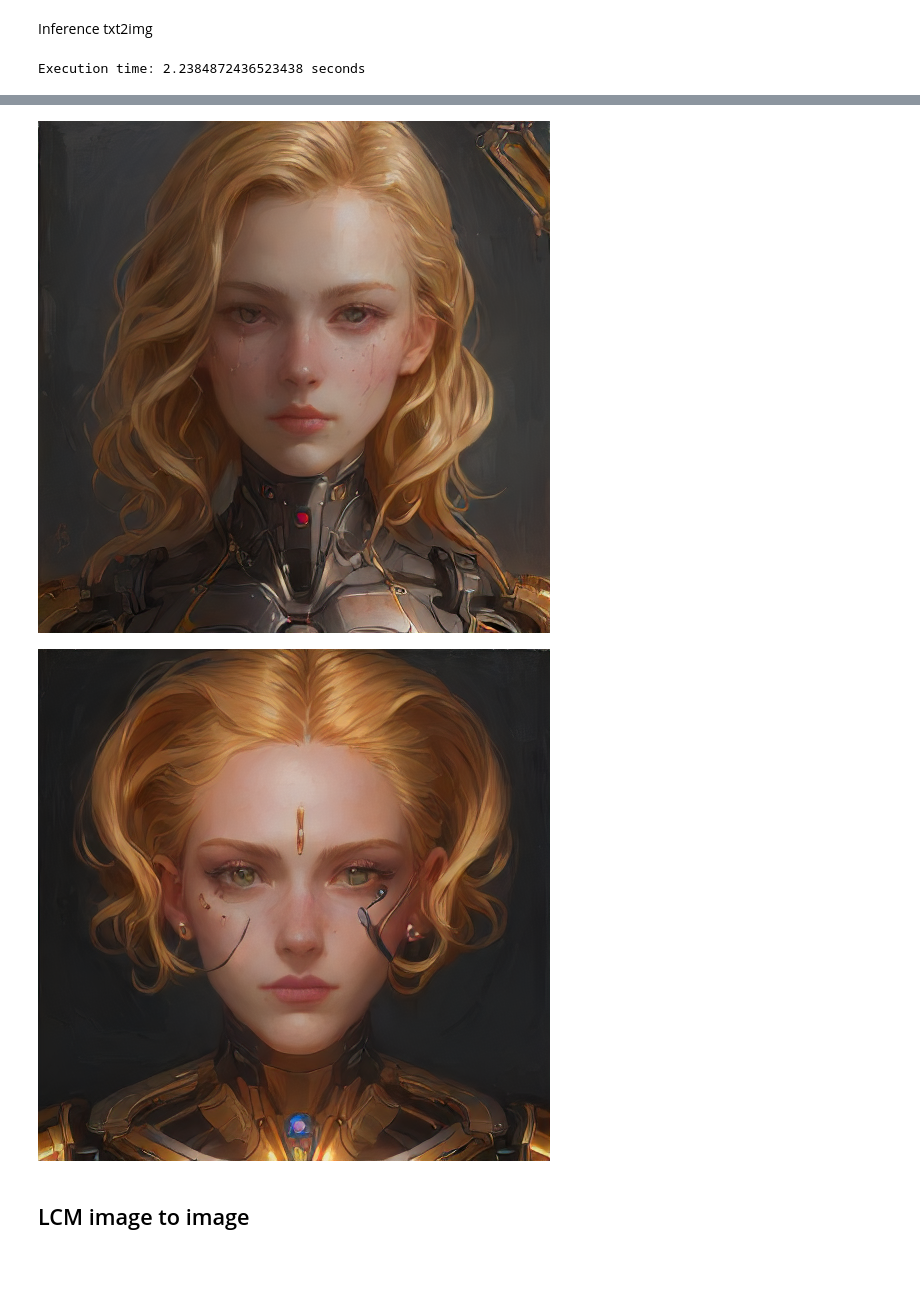
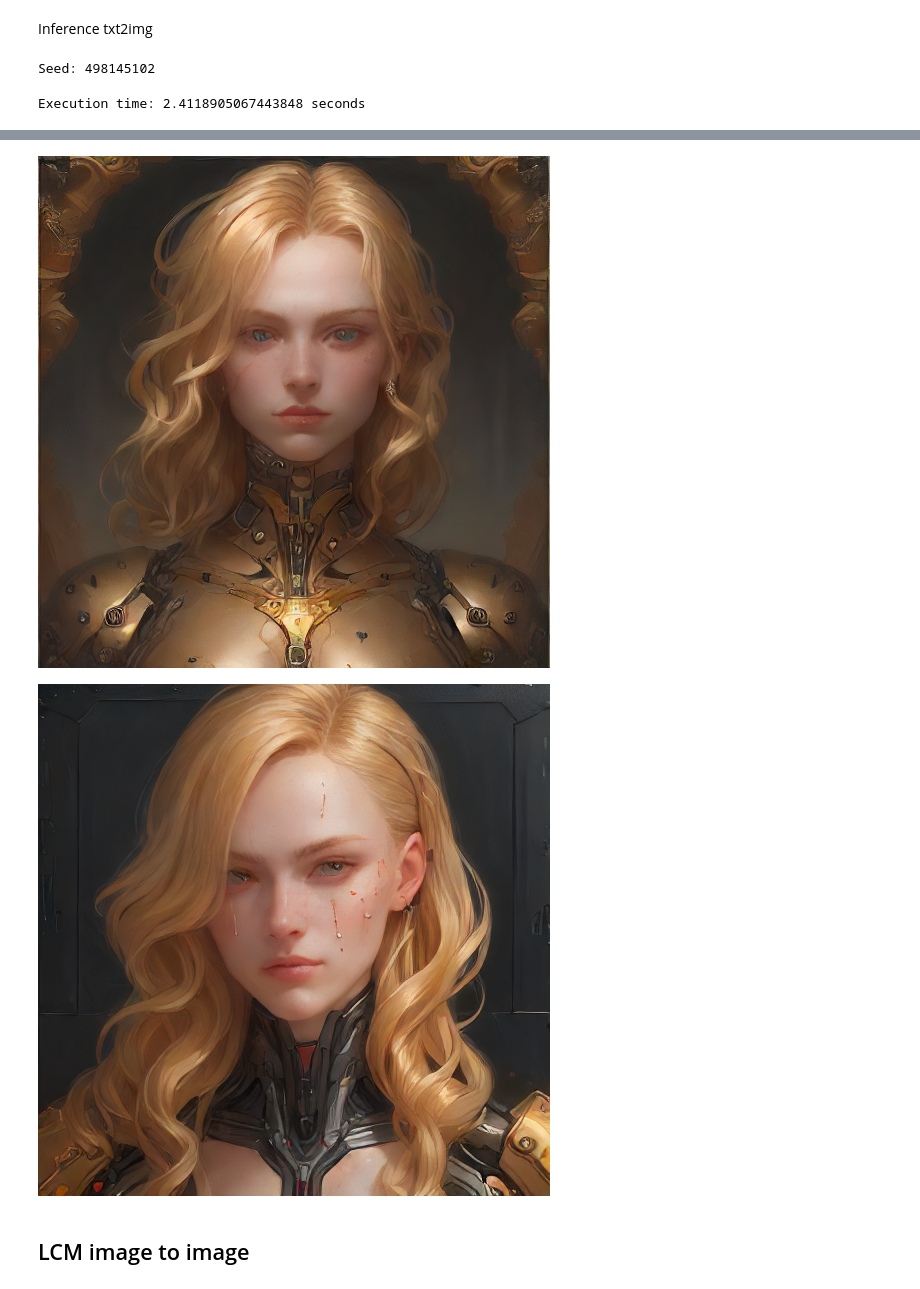
Before and after one commit to R3gm/InsightSolver-Colab, a Jupyter notebook: Latent_Consistency_Models.ipynb, the cells around one changed output, grey strips where cells are left out. Drawn from its saved outputs; the diff is of its cells as text; code cells hidden in the pictures.

```diff
--- a/Latent_Consistency_Models.ipynb
+++ b/Latent_Consistency_Models.ipynb
@@ -22,20 +22,23 @@ The pipeline defaults to using LCMScheduler. LCM models are different from the t
 # %%
-from diffusers import DiffusionPipeline, LatentConsistencyModelPipeline, AutoencoderTiny
+from diffusers import LatentConsistencyModelImg2ImgPipeline, DiffusionPipeline, LatentConsistencyModelPipeline, AutoencoderTiny
 from compel import Compel, ReturnedEmbeddingsType
 from IPython.display import display
 import torch, random, time
 from diffusers.schedulers import LCMScheduler
 
-pipe = DiffusionPipeline.from_pretrained(
+scheduler = LCMScheduler(
+            beta_start=0.00085,
+            beta_end=0.012,
+            beta_schedule="scaled_linear",
+            clip_sample=False,
+            set_alpha_to_one=False,
+)
+
+# Load model; DiffusionPipeline for auto select pipe class
+pipe = LatentConsistencyModelPipeline.from_pretrained(
     "SimianLuo/LCM_Dreamshaper_v7",
     safety_checker=None,
-    custom_pipeline="latent_consistency_txt2img",
-    # scheduler = LCMScheduler(
-    #             beta_start=0.00085,
-    #             beta_end=0.0120,
-    #             beta_schedule="scaled_linear",
-    #             prediction_type="epsilon",
-    #         ),
+    scheduler = scheduler,
     custom_revision="main",
     cache_dir = "./cache"
 )
@@ -68,6 +72,10 @@ num_images = 4
 Inference txt2img
 # %%
 start_time = time.time()
+
+calculate_seed = random.randint(0, 2147483647) if seed == -1 else seed
+generator = torch.Generator().manual_seed(calculate_seed)
+print(f"Seed: {calculate_seed}")
 
 images = pipe(
     prompt_embeds = create_embeds(prompt),
@@ -76,8 +84,8 @@ images = pipe(
     num_images_per_prompt=num_images,
     num_inference_steps=num_inference_steps,
     guidance_scale=guidance_scale,
-    lcm_origin_steps=50,
     output_type="pil",
+    generator = generator,
 ).images
 
 end_time = time.time()
@@ -87,4 +95,5 @@ print(f"Execution time: {execution_time} seconds")
 for img in images:
     display(img)
 # %% [output]
-Execution time: 2.2384872436523438 seconds
+Seed: 498145102
+Execution time: 2.4118905067443848 seconds
@@ -93,5 +102,5 @@ Execution time: 2.2384872436523438 seconds
-[figure, old version]
+[figure, new version]
-[figure, old version]
+[figure, new version]
 # %% [markdown]
 ## LCM image to image
 # %%
```
Also changed, not shown: parts of 13 cells of this notebook.
